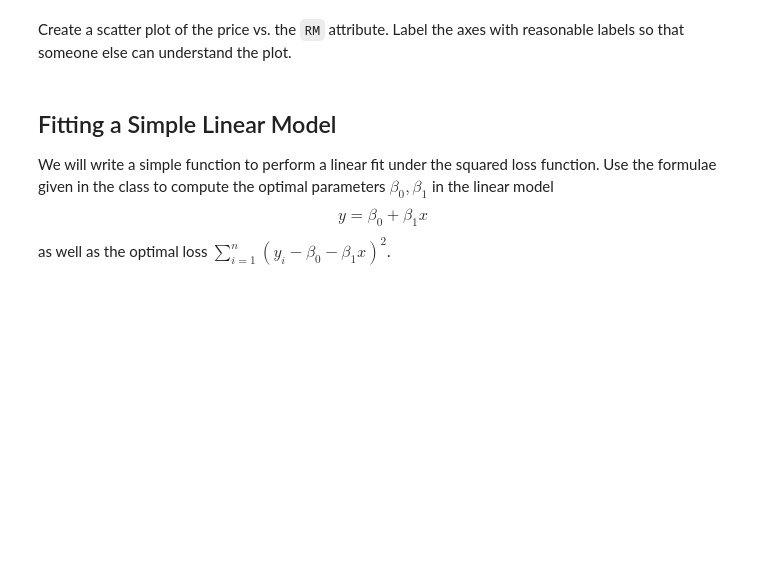
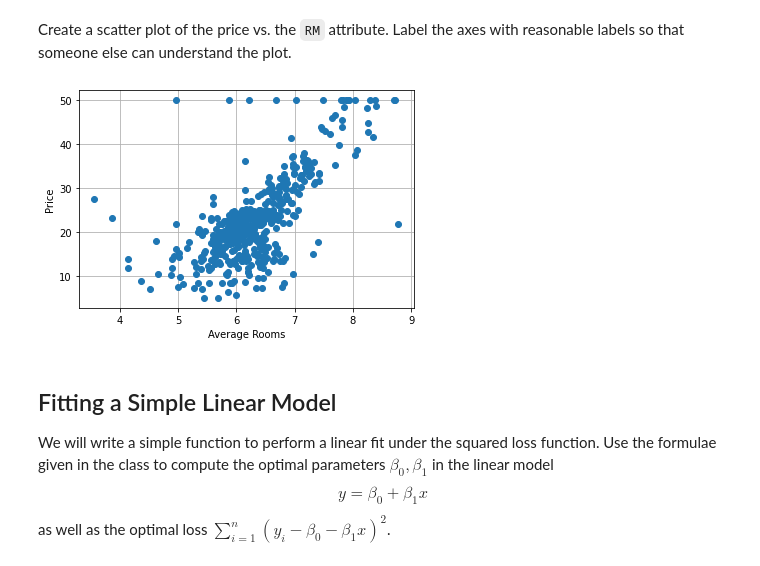
Before and after one commit to ramanarayanan-98/ml-fall22-lab1-rs8117, a Jupyter notebook: MLFall22_Lab_1.ipynb, the cells around one changed output. Cells and saved outputs as stored; diff of their text form; code cells hidden in the pictures; blank space fills up the shorter version.

```diff
--- a/MLFall22_Lab_1.ipynb
+++ b/MLFall22_Lab_1.ipynb
@@ -81,2 +78,4 @@ Similar to the `y` vector, create a predictor vector `x` containing the values i
+# %%
+x = df["RM"].values
 # %% [markdown]
 Create a scatter plot of the price vs. the `RM` attribute.  Label the axes with reasonable labels so that someone else can understand the plot.
@@ -85,3 +82,10 @@ Create a scatter plot of the price vs. the `RM` attribute.  Label the axes with
+# %%
+plt.plot(x,y,'o')
+plt.xlabel("Average Rooms")
+plt.ylabel("Price")
+plt.grid(True)
+# %% [output]
+[figure, added]
 # %% [markdown]
 ## Fitting a Simple Linear Model
 
```
Also changed, not shown: parts of 10 cells of this notebook.
